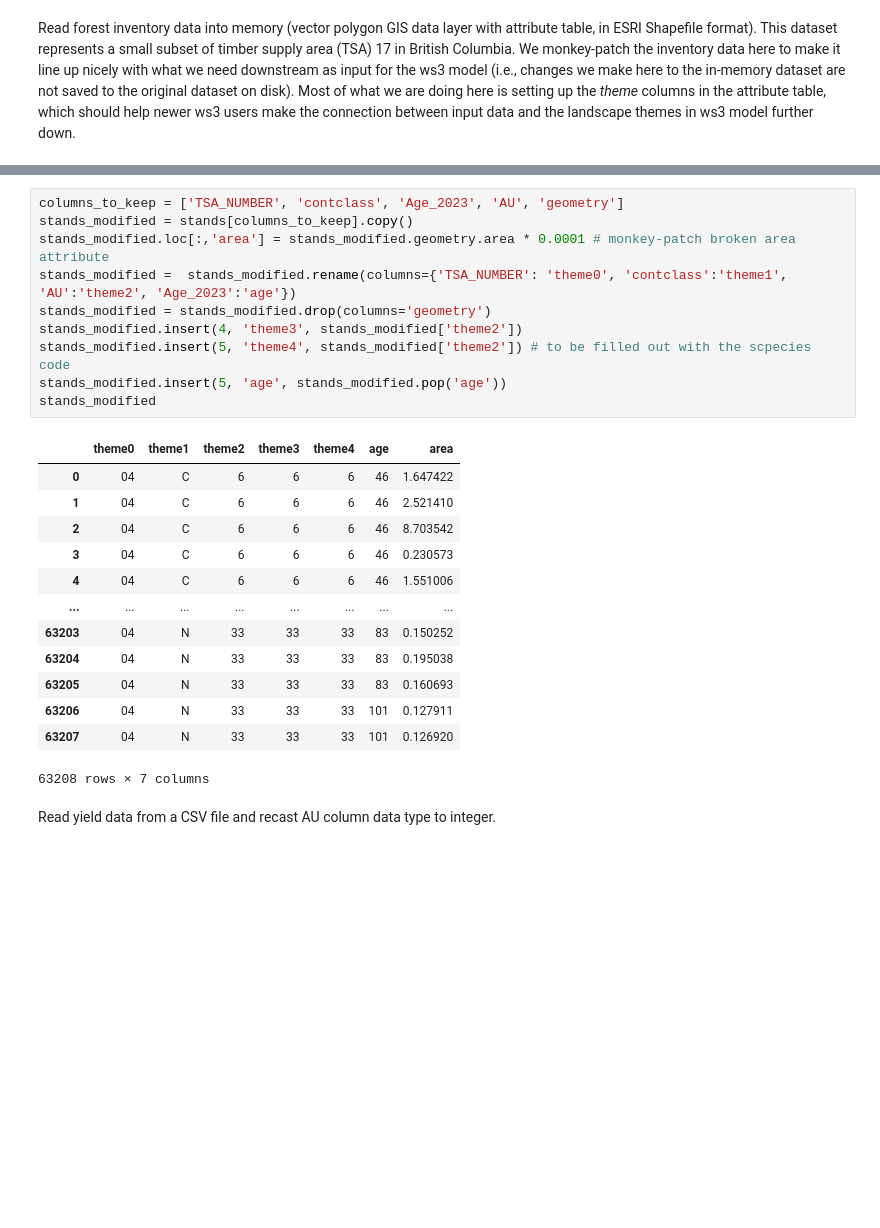
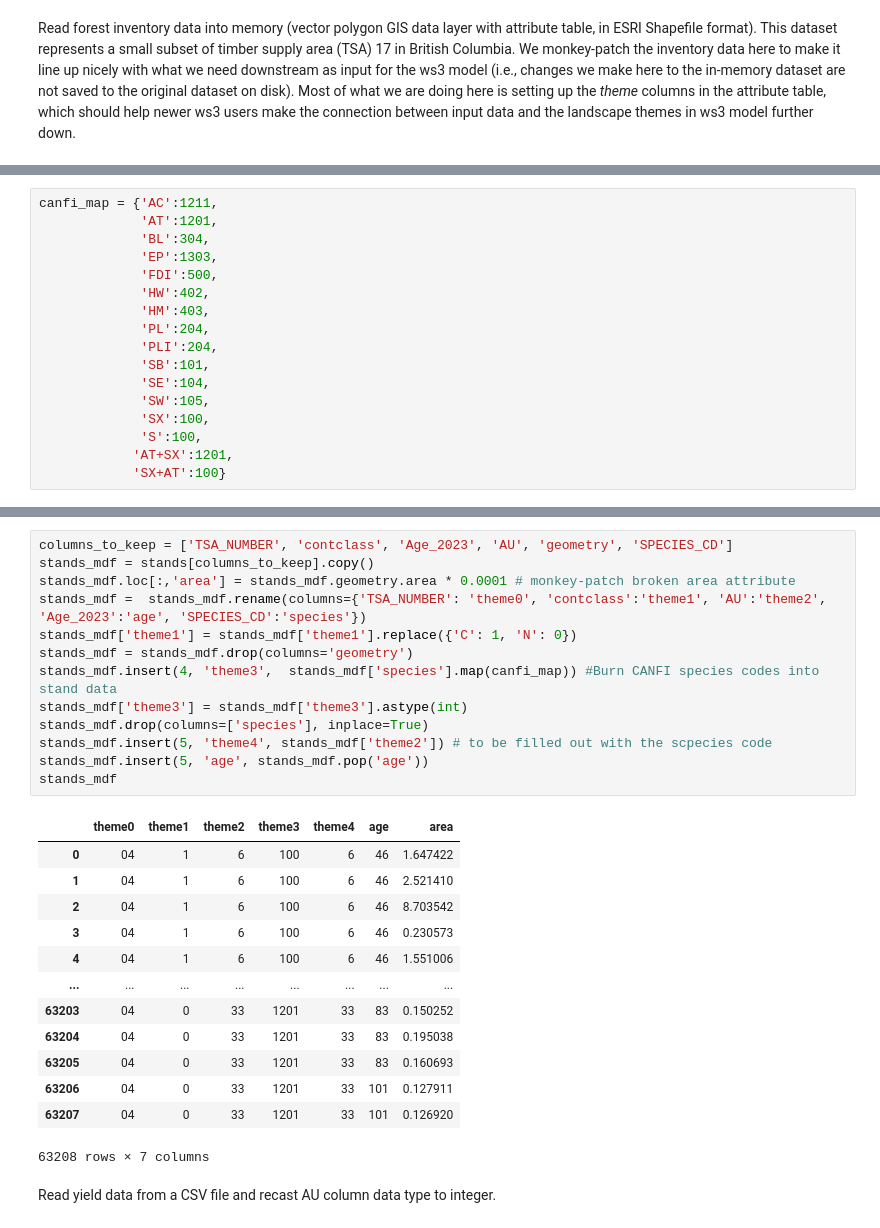
Before and after one commit to UBC-FRESH/nbds_mining, a Jupyter notebook: 00_woodstock_files.ipynb, the cells around one changed output, grey strips where cells are left out. Saved outputs shown, nothing was run; the diff lists cells and outputs as text; blank space fills up the shorter version.

```diff
--- a/00_woodstock_files.ipynb
+++ b/00_woodstock_files.ipynb
@@ -47,0 +53,17 @@ stands
+# %%
+canfi_map = {'AC':1211,
+             'AT':1201,
+             'BL':304,
+             'EP':1303,
+             'FDI':500,
+             'HW':402,
+             'HM':403,
+             'PL':204,
+             'PLI':204,
+             'SB':101,
+             'SE':104,
+             'SW':105,
+             'SX':100,
+             'S':100,
+            'AT+SX':1201,
+            'SX+AT':100}
@@ -48,26 +79,29 @@ stands
 # %%
-columns_to_keep = ['TSA_NUMBER', 'contclass', 'Age_2023', 'AU', 'geometry']
-stands_modified = stands[columns_to_keep].copy()
-stands_modified.loc[:,'area'] = stands_modified.geometry.area * 0.0001 # monkey-patch broken area attribute
-stands_modified =  stands_modified.rename(columns={'TSA_NUMBER': 'theme0', 'contclass':'theme1', 'AU':'theme2', 'Age_2023':'age'})
-stands_modified = stands_modified.drop(columns='geometry')
-stands_modified.insert(4, 'theme3', stands_modified['theme2'])
-stands_modified.insert(5, 'theme4', stands_modified['theme2']) # to be filled out with the scpecies code
-stands_modified.insert(5, 'age', stands_modified.pop('age'))
-stands_modified
+columns_to_keep = ['TSA_NUMBER', 'contclass', 'Age_2023', 'AU', 'geometry', 'SPECIES_CD']
+stands_mdf = stands[columns_to_keep].copy()
+stands_mdf.loc[:,'area'] = stands_mdf.geometry.area * 0.0001 # monkey-patch broken area attribute
+stands_mdf =  stands_mdf.rename(columns={'TSA_NUMBER': 'theme0', 'contclass':'theme1', 'AU':'theme2', 'Age_2023':'age', 'SPECIES_CD':'species'})
+stands_mdf['theme1'] = stands_mdf['theme1'].replace({'C': 1, 'N': 0})
+stands_mdf = stands_mdf.drop(columns='geometry')
+stands_mdf.insert(4, 'theme3',  stands_mdf['species'].map(canfi_map)) #Burn CANFI species codes into stand data
+stands_mdf['theme3'] = stands_mdf['theme3'].astype(int)
+stands_mdf.drop(columns=['species'], inplace=True)
+stands_mdf.insert(5, 'theme4', stands_mdf['theme2']) # to be filled out with the scpecies code
+stands_mdf.insert(5, 'age', stands_mdf.pop('age'))
+stands_mdf
 # %% [output]
 |  | theme0 | theme1 | theme2 | theme3 | theme4 | age | area |
-| 0 | 04 | C | 6 | 6 | 6 | 46 | 1.647422 |
-| 1 | 04 | C | 6 | 6 | 6 | 46 | 2.521410 |
-| 2 | 04 | C | 6 | 6 | 6 | 46 | 8.703542 |
-| 3 | 04 | C | 6 | 6 | 6 | 46 | 0.230573 |
-| 4 | 04 | C | 6 | 6 | 6 | 46 | 1.551006 |
+| 0 | 04 | 1 | 6 | 100 | 6 | 46 | 1.647422 |
+| 1 | 04 | 1 | 6 | 100 | 6 | 46 | 2.521410 |
+| 2 | 04 | 1 | 6 | 100 | 6 | 46 | 8.703542 |
+| 3 | 04 | 1 | 6 | 100 | 6 | 46 | 0.230573 |
+| 4 | 04 | 1 | 6 | 100 | 6 | 46 | 1.551006 |
 | ... | ... | ... | ... | ... | ... | ... | ... |
-| 63203 | 04 | N | 33 | 33 | 33 | 83 | 0.150252 |
-| 63204 | 04 | N | 33 | 33 | 33 | 83 | 0.195038 |
-| 63205 | 04 | N | 33 | 33 | 33 | 83 | 0.160693 |
-| 63206 | 04 | N | 33 | 33 | 33 | 101 | 0.127911 |
-| 63207 | 04 | N | 33 | 33 | 33 | 101 | 0.126920 |
+| 63203 | 04 | 0 | 33 | 1201 | 33 | 83 | 0.150252 |
+| 63204 | 04 | 0 | 33 | 1201 | 33 | 83 | 0.195038 |
+| 63205 | 04 | 0 | 33 | 1201 | 33 | 83 | 0.160693 |
+| 63206 | 04 | 0 | 33 | 1201 | 33 | 101 | 0.127911 |
+| 63207 | 04 | 0 | 33 | 1201 | 33 | 101 | 0.126920 |
 63208 rows × 7 columns
 # %% [markdown]
 Read yield data from a CSV file and recast AU column data type to integer.
```
Also changed, not shown: parts of 34 cells of this notebook, 18 other files.
